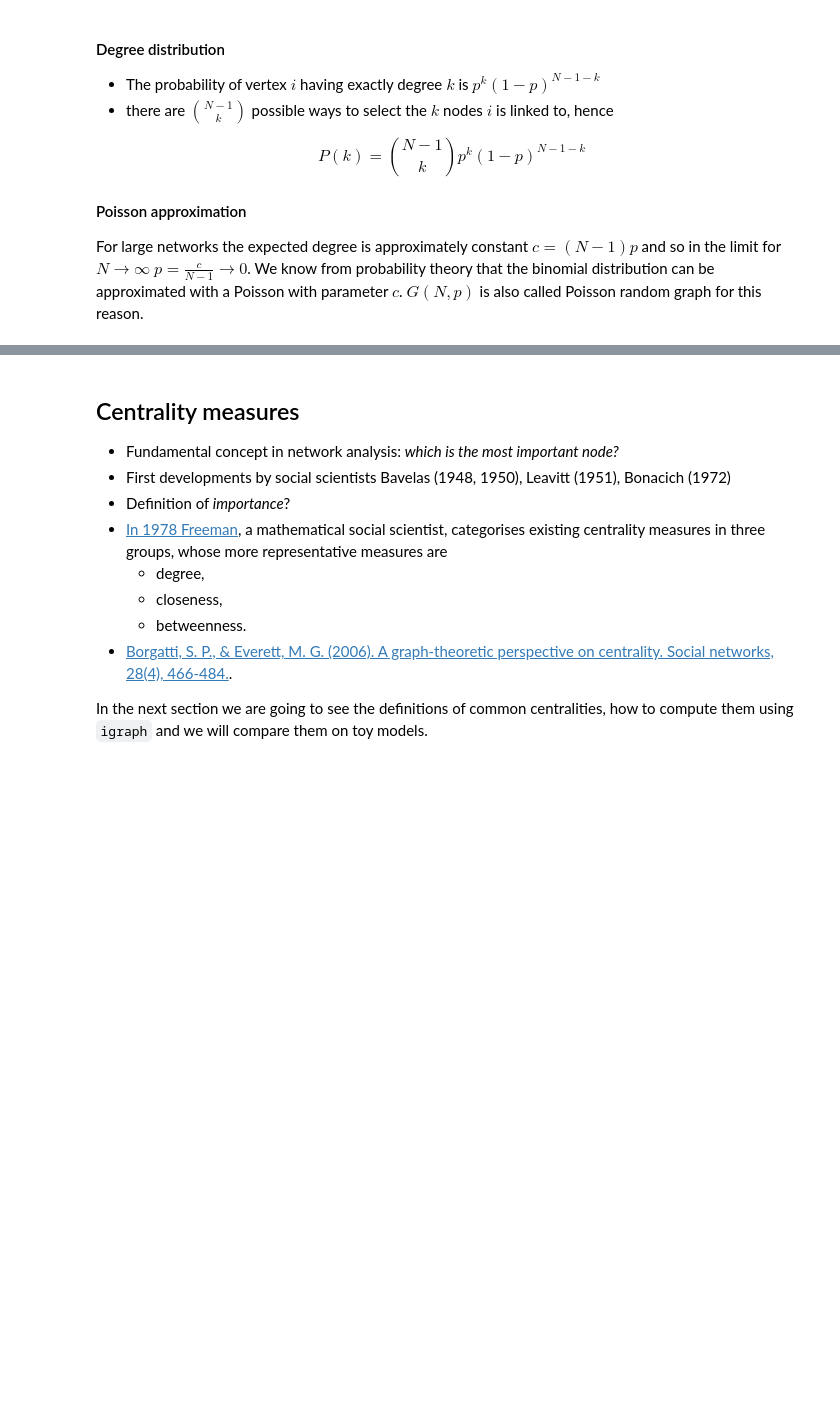
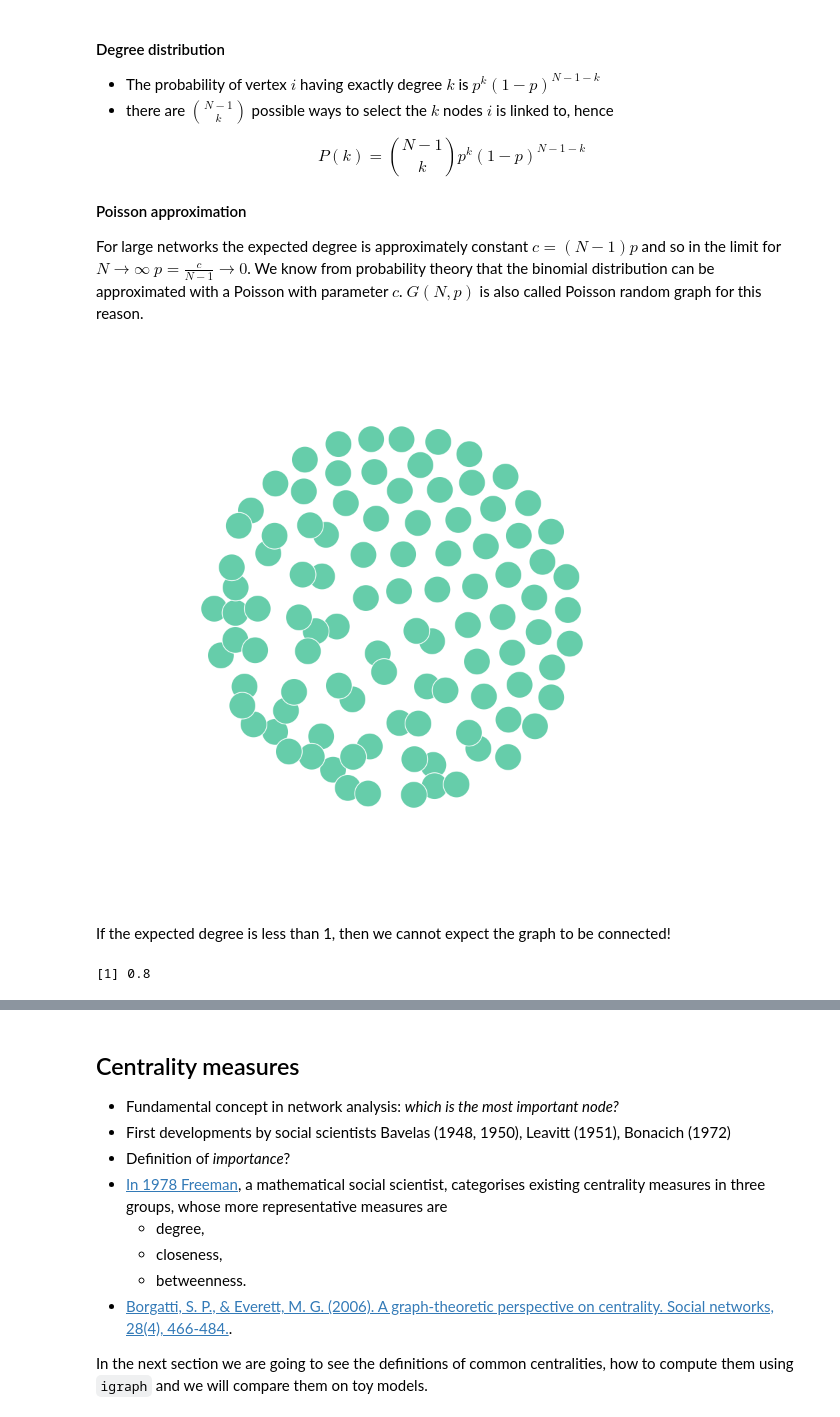
Before and after one commit to gbertagnolli/Networks-LM-Math, a Jupyter notebook: networks-seminar-2.ipynb, the cells around one changed output, grey strips where cells are left out. Saved outputs shown, nothing was run; the diff lists cells and outputs as text; code cells hidden in the pictures; blank space fills up the shorter version.

```diff
--- a/networks-seminar-2.ipynb
+++ b/networks-seminar-2.ipynb
@@ -191,3 +195,14 @@ $$P(k) = \binom{N-1}{k} p^k (1-p)^{N-1-k}$$
 #### Poisson approximation
 
 For large networks the expected degree is approximately constant $c = (N-1)p$ and so in the limit for $N \to \infty$ $p = \frac{c}{N-1} \to 0$. We know from probability theory that the binomial distribution can be approximated with a Poisson with parameter $c$. $G(N, p)$ is also called Poisson random graph for this reason.
+# %%
+g <- sample_gnp(n = N, p = .008)
+plot(g, vertex.label = NA)
+# %% [output]
+[figure, added]
+# %% [markdown]
+If the expected degree is less than 1, then we cannot expect the graph to be connected!
+# %%
+N*.008
+# %% [output]
+[1] 0.8
```
Also changed, not shown: parts of 79 cells of this notebook, 7 other files.
